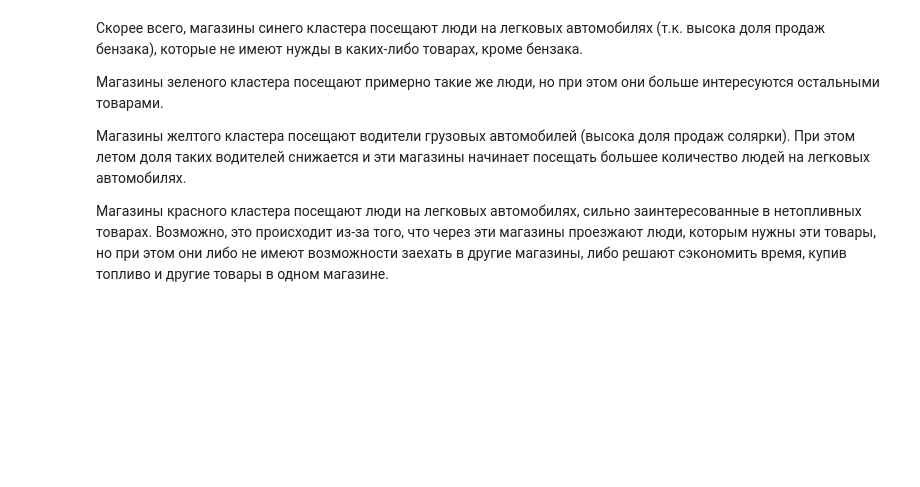
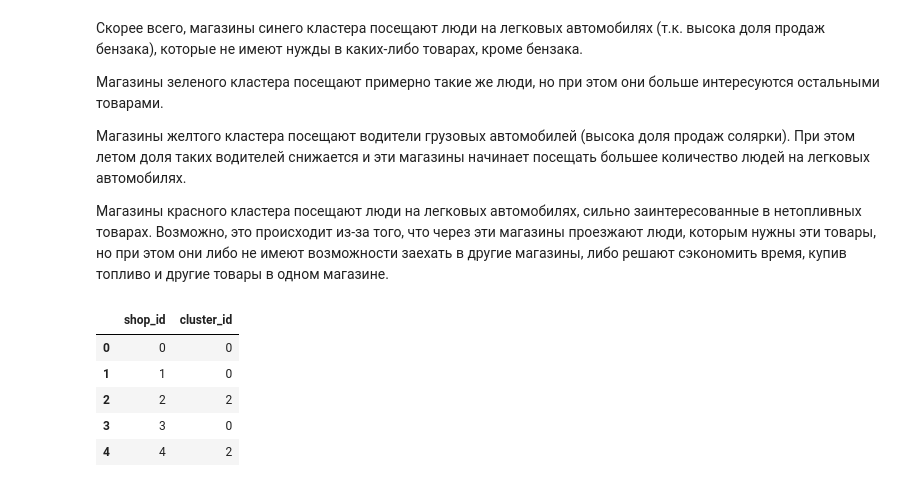
Before and after one commit to volico/gpn, a Jupyter notebook: clustering.ipynb, the cells around one changed output. Saved outputs shown, nothing was run; the diff lists cells and outputs as text; code cells hidden in the pictures; blank space fills up the shorter version.

```diff
--- a/clustering.ipynb
+++ b/clustering.ipynb
@@ -169,3 +172,13 @@ for good in goods:
 Магазины желтого кластера посещают водители грузовых автомобилей (высока доля продаж солярки). При этом летом доля таких водителей снижается и эти магазины начинает посещать большее количество людей на легковых автомобилях.
 
 Магазины красного кластера посещают люди на легковых автомобилях, сильно заинтересованные в нетопливных товарах. Возможно, это происходит из-за того, что через эти магазины проезжают люди, которым нужны эти товары, но при этом они либо не имеют возможности заехать в другие магазины, либо решают сэкономить время, купив топливо и другие товары в одном магазине.
+# %%
+shop_clusters = pd.DataFrame({'shop_id': mean_rates.index, 'cluster_id ': cl.labels_})
+shop_clusters.head()
+# %% [output]
+|  | shop_id | cluster_id |
+| 0 | 0 | 0 |
+| 1 | 1 | 0 |
+| 2 | 2 | 2 |
+| 3 | 3 | 0 |
+| 4 | 4 | 2 |
```
Also changed, not shown: parts of 3 cells of this notebook, 1 other file.
